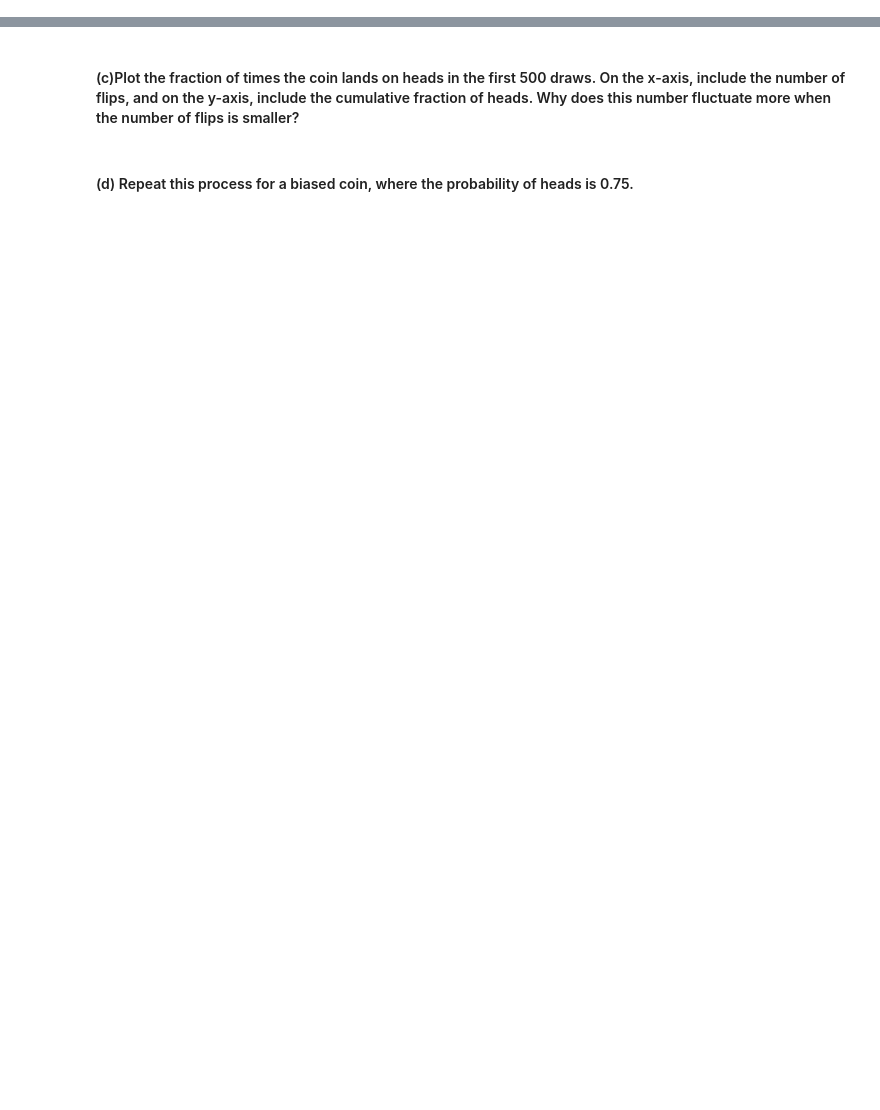
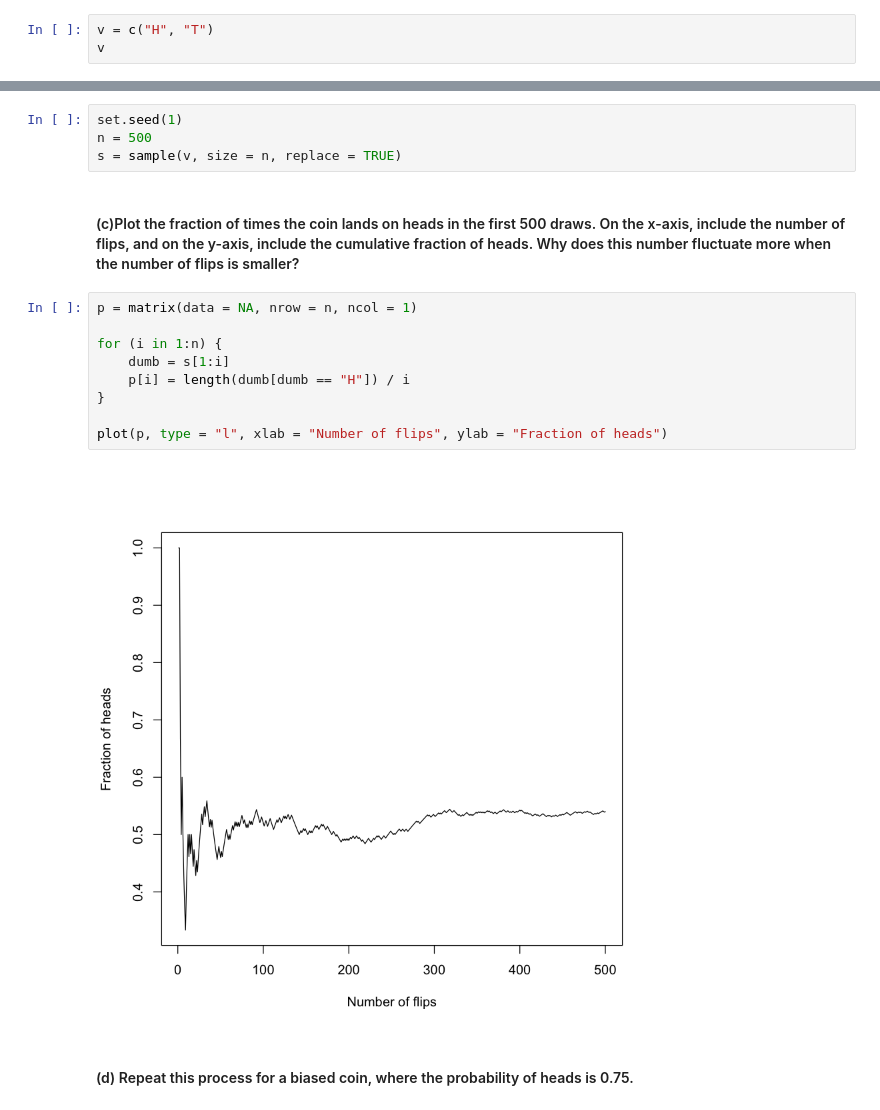
Before and after one commit to dskrenta/appm-4570, a Jupyter notebook: week3/unit2-probability-code.ipynb, the cells around one changed output, grey strips where cells are left out. Drawn from its saved outputs; the diff is of its cells as text; blank space fills up the shorter version.

```diff
--- a/week3/unit2-probability-code.ipynb
+++ b/week3/unit2-probability-code.ipynb
@@ -6,3 +6,6 @@
 ## Problem 1
 
 #### (a) Construct a vector/array that represents a coin. The vector should have two entries, one for heads (H) and ones for tails (T).
+# %%
+v = c("H", "T")
+v
@@ -9,6 +14,21 @@
 # %% [markdown]
 #### (b) Simulate flipping the coin 500 times (try ?sample)
+# %%
+set.seed(1)
+n = 500
+s = sample(v, size = n, replace = TRUE)
 # %% [markdown]
 #### (c)Plot the fraction of times the coin lands on heads in the first 500 draws. On the x-axis, include the number of flips, and on the y-axis, include the cumulative fraction of heads. Why does this number fluctuate more when the number of flips is smaller?
+# %%
+p = matrix(data = NA, nrow = n, ncol = 1)
+
+for (i in 1:n) {
+    dumb = s[1:i]
+    p[i] = length(dumb[dumb == "H"]) / i
+}
+
+plot(p, type = "l", xlab = "Number of flips", ylab = "Fraction of heads")
+# %% [output]
+[figure, added]
 # %% [markdown]
 #### (d) Repeat this process for a biased coin, where the probability of heads is 0.75.
```
Also changed, not shown: parts of 2 cells of this notebook.
